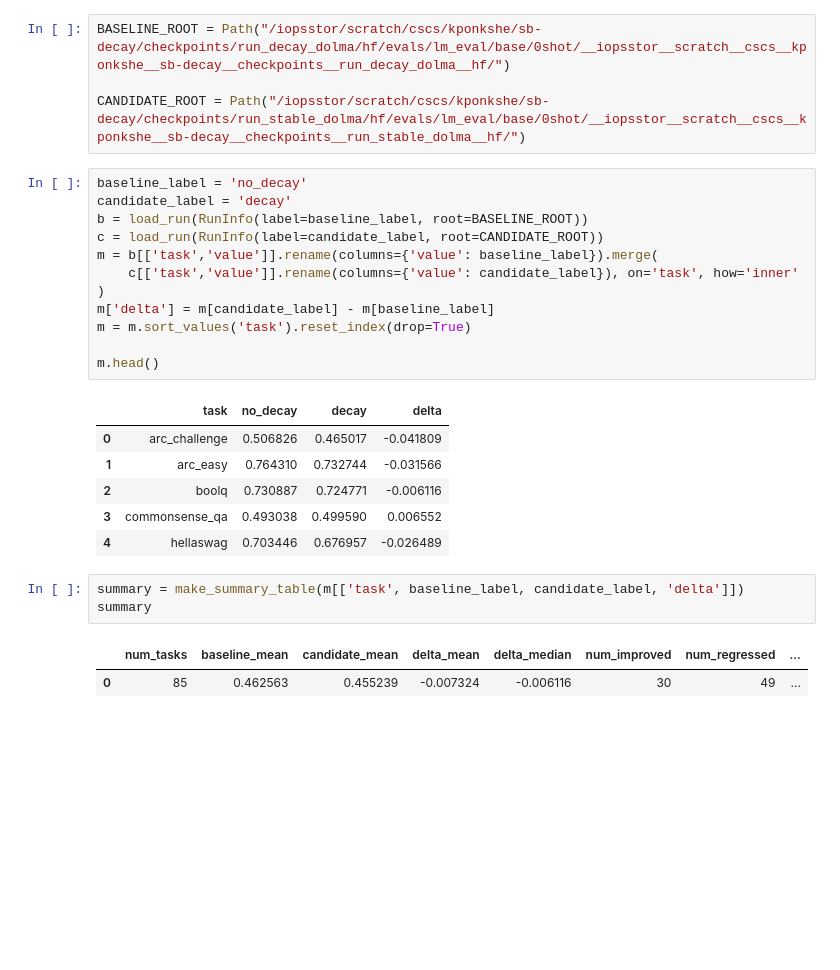
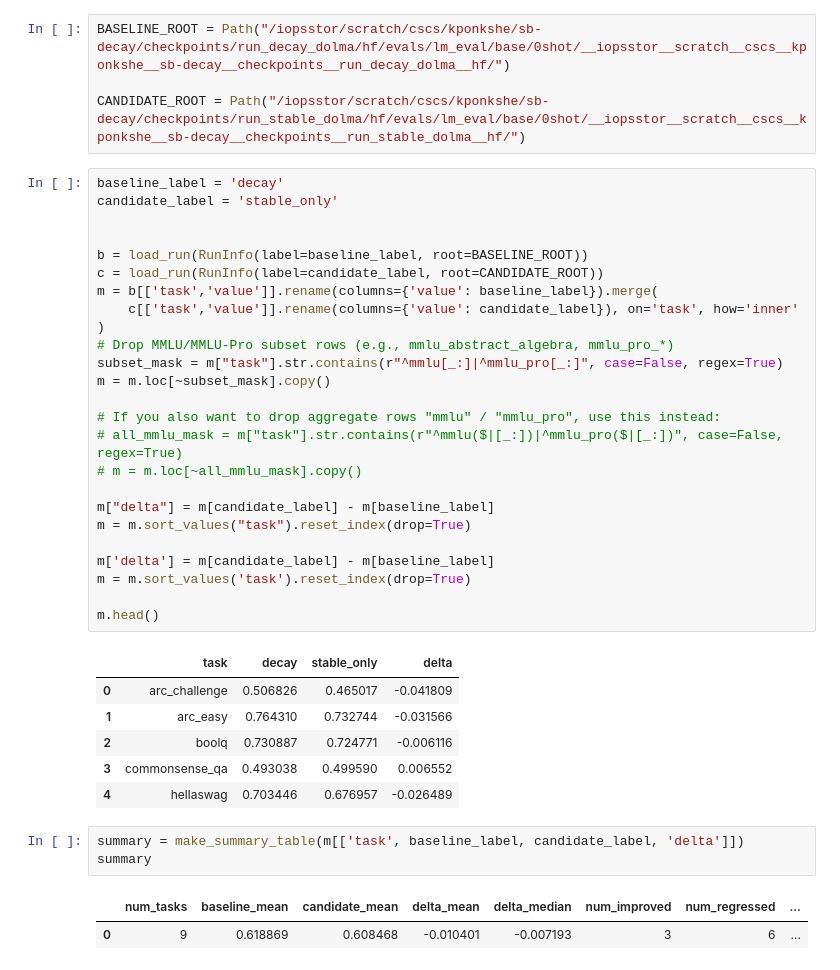
Before and after one commit to KaustubhP11/sb-decay, a Jupyter notebook: text/evaluation/smollm3/plotting/eval_comparison.ipynb, the cells around one changed output. Drawn from its saved outputs; the diff is of its cells as text; blank space fills up the shorter version.

```diff
--- a/text/evaluation/smollm3/plotting/eval_comparison.ipynb
+++ b/text/evaluation/smollm3/plotting/eval_comparison.ipynb
@@ -10,19 +10,32 @@ BASELINE_ROOT = Path("/iopsstor/scratch/cscs/kponkshe/sb-decay/checkpoints/run_d
 
 CANDIDATE_ROOT = Path("/iopsstor/scratch/cscs/kponkshe/sb-decay/checkpoints/run_stable_dolma/hf/evals/lm_eval/base/0shot/__iopsstor__scratch__cscs__kponkshe__sb-decay__checkpoints__run_stable_dolma__hf/")
 # %%
-baseline_label = 'no_decay'
-candidate_label = 'decay'
+baseline_label = 'decay'
+candidate_label = 'stable_only'
+
+
 b = load_run(RunInfo(label=baseline_label, root=BASELINE_ROOT))
 c = load_run(RunInfo(label=candidate_label, root=CANDIDATE_ROOT))
 m = b[['task','value']].rename(columns={'value': baseline_label}).merge(
     c[['task','value']].rename(columns={'value': candidate_label}), on='task', how='inner'
 )
+# Drop MMLU/MMLU-Pro subset rows (e.g., mmlu_abstract_algebra, mmlu_pro_*)
+subset_mask = m["task"].str.contains(r"^mmlu[_:]|^mmlu_pro[_:]", case=False, regex=True)
+m = m.loc[~subset_mask].copy()
+
+# If you also want to drop aggregate rows "mmlu" / "mmlu_pro", use this instead:
+# all_mmlu_mask = m["task"].str.contains(r"^mmlu($|[_:])|^mmlu_pro($|[_:])", case=False, regex=True)
+# m = m.loc[~all_mmlu_mask].copy()
+
+m["delta"] = m[candidate_label] - m[baseline_label]
+m = m.sort_values("task").reset_index(drop=True)
+
 m['delta'] = m[candidate_label] - m[baseline_label]
 m = m.sort_values('task').reset_index(drop=True)
 
 m.head()
 # %% [output]
-|  | task | no_decay | decay | delta |
+|  | task | decay | stable_only | delta |
 | 0 | arc_challenge | 0.506826 | 0.465017 | -0.041809 |
 | 1 | arc_easy | 0.764310 | 0.732744 | -0.031566 |
 | 2 | boolq | 0.730887 | 0.724771 | -0.006116 |
@@ -33,5 +46,5 @@ summary = make_summary_table(m[['task', baseline_label, candidate_label, 'delta'
 summary
 # %% [output]
 |  | num_tasks | baseline_mean | candidate_mean | delta_mean | delta_median | num_improved | num_regressed | ... |
-| 0 | 85 | 0.462563 | 0.455239 | -0.007324 | -0.006116 | 30 | 49 | ... |
+| 0 | 9 | 0.618869 | 0.608468 | -0.010401 | -0.007193 | 3 | 6 | ... |
 # %%
```
Also changed, not shown: parts of 1 cell of this notebook.
